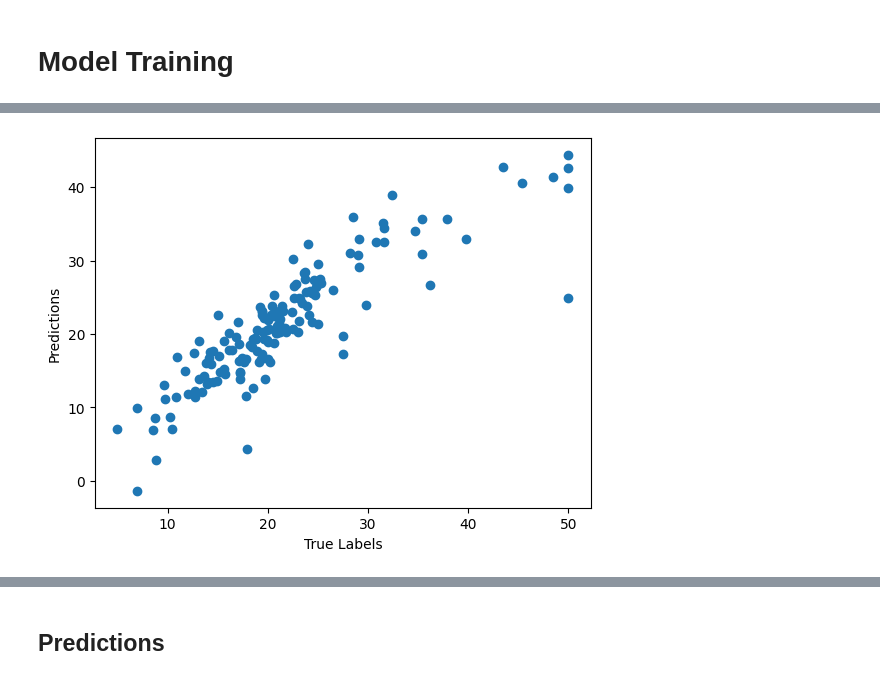
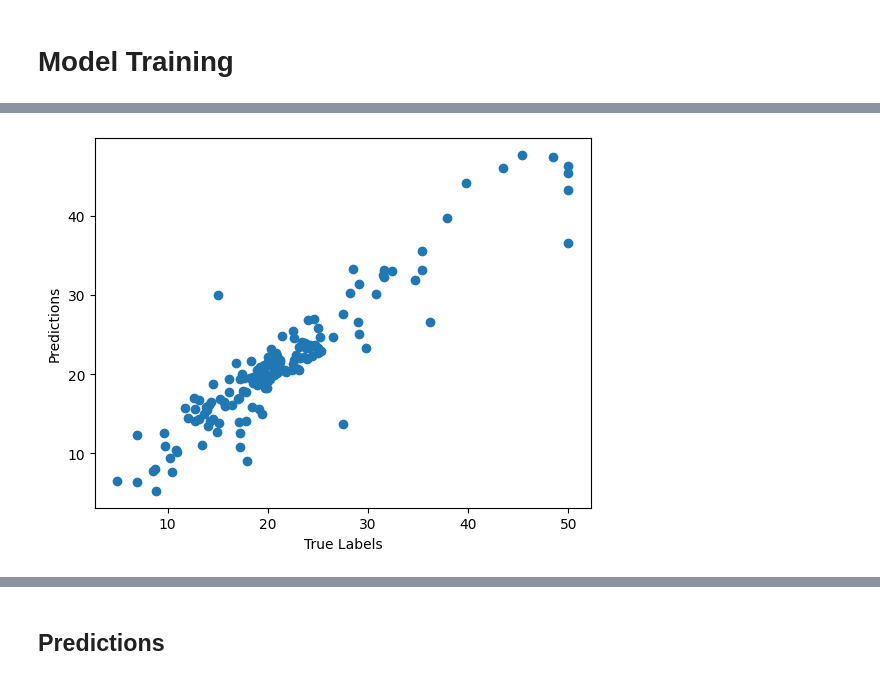
Before and after one commit to Ayaan-Ali-Khan/Boston-Housing-Price-Prediction, a Jupyter notebook: boston-housing-price-prediction.ipynb, the cells around one changed output, grey strips where cells are left out. Drawn from its saved outputs; the diff is of its cells as text; code cells hidden in the pictures.

```diff
--- a/boston-housing-price-prediction.ipynb
+++ b/boston-housing-price-prediction.ipynb
@@ -168,0 +195,8 @@ Name: LSTAT, Length: 506, dtype: float64
+# %%
+X["RM_LSTAT"] = X["RM"] * X["LSTAT"]
+X["NOX_DIS"] = X["NOX"] * X["DIS"]
+X['INDUS_NOX'] = X['INDUS'] * X['NOX']
+X['TAX_RAD'] = X['TAX'] * X['RAD']
+
+X['ROOMS_PER_DWELLING'] = X['RM'] / X['AGE'].replace(0, 1)
+X['RAD_binary'] = (X['RAD'] >= 24).astype(int)
@@ -174,5 +224,5 @@ X_train, X_test, y_train, y_test = train_test_split(X, y, test_size=0.3, random_
 ## Standardize the data
 # %%
 scaler = StandardScaler()
-X_train = scaler.fit_transform(X_train)
-X_test = scaler.transform(X_test)
+X_train_scaled = scaler.fit_transform(X_train)
+X_test_scaled = scaler.transform(X_test)
@@ -179,6 +233,2 @@ X_test = scaler.transform(X_test)
 # %% [markdown]
 # Model Training
-# %%
-model = LinearRegression()
-
-model.fit(X_train, y_train)
@@ -196,0 +288,8 @@ print(model.intercept_)
+# %%
+models = {
+    'Ridge': ridge_best,
+    'Lasso': lasso_best,
+    'ElasticNet': elastic_best,
+    'Random Forest': rf_best,
+    'Gradient Boosting': gb_best
+}
@@ -197,9 +351,10 @@ print(model.intercept_)
 # %%
-y_pred = model.predict(X_test)
+best_model = models['Gradient Boosting']
+y_pred = best_model.predict(X_test_scaled)
 
 plt.scatter(y_test, y_pred)
 plt.xlabel("True Labels")
 plt.ylabel("Predictions")
 plt.show()
 # %% [output]
-[figure, old version]
+[figure, new version]
```
Also changed, not shown: parts of 28 cells of this notebook, 5 other files.
